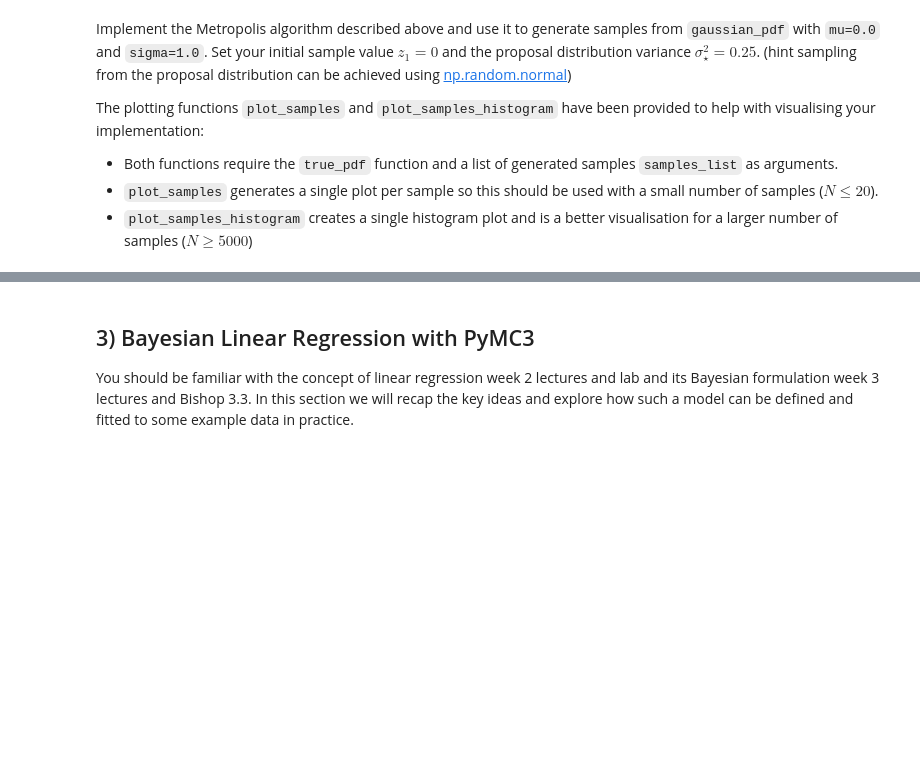
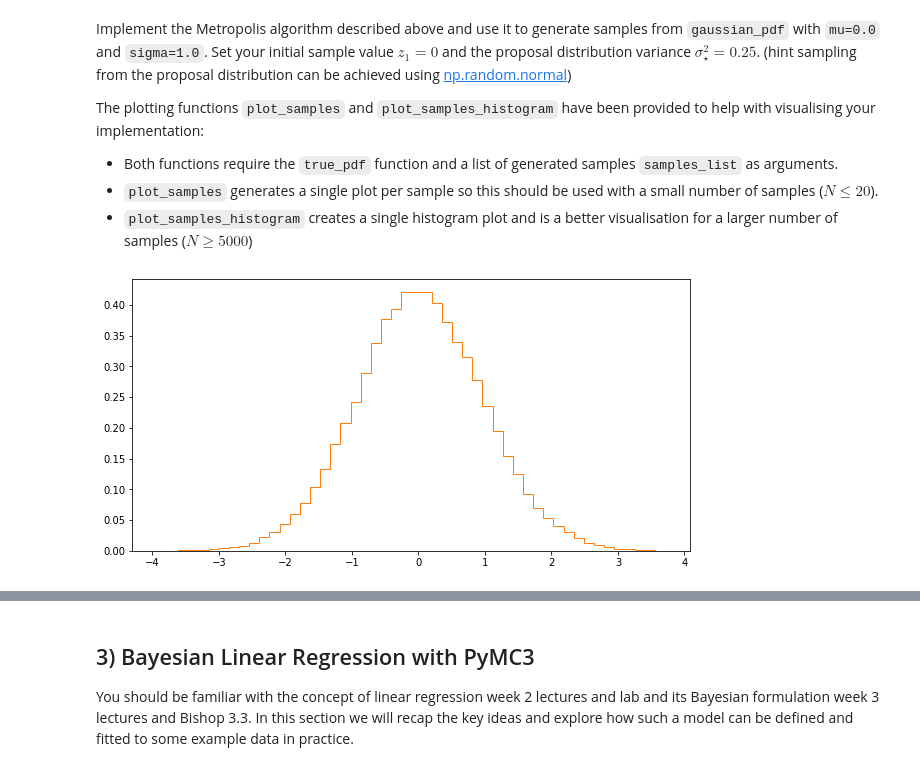
Before and after one commit to alexelwood14/lab_sheets_public, a Jupyter notebook: lab3/lab3-Bayesian_Networks_MCMC_PyMC3.ipynb, the cells around one changed output, grey strips where cells are left out. Drawn from its saved outputs; the diff is of its cells as text; code cells hidden in the pictures; blank space fills up the shorter version.

```diff
--- a/lab3/lab3-Bayesian_Networks_MCMC_PyMC3.ipynb
+++ b/lab3/lab3-Bayesian_Networks_MCMC_PyMC3.ipynb
@@ -127,7 +127,7 @@ You are free to use the `norm` function from [`scipy.stats.norm`](https://docs.s
 For this implementation it may be useful to use a `lambda` function which is a very useful `Python` feature that allows the creation of anonymous functions. If this concept is unfamiliar to you then please see this python tutorial [here](https://www.w3schools.com/python/python_lambda.asp).
 # %%
 def gaussian_pdf(mu, sigma):
-    return lambda x : np.e**(-0.5*((x-mu)/sigma)**2)/np.sqrt(2*np.pi*sigma)
+    return lambda x : np.e**(-0.5*((x-mu)/sigma)**2)/np.sqrt(2*np.pi*sigma**2)
 # %% [markdown]
 The code below uses this function to create and plot a Gaussian pdf with `mu=0.0` and `sigma=1.0`.
 # %%
@@ -187,3 +187,21 @@ def plot_samples_histogram(true_pdf, samples_list):
     plt.plot(z, true_pdf(z))
     plt.hist(samples_list, density=True, histtype='step', bins=50)
     plt.show()
+# %%
+# write your code here
+true_pdf = gaussian_pdf(0, 1)
+n_samples = 100000
+z = 0
+sigma = 0.25
+samples = []
+A = lambda pz_hat, pz, dist : np.min([1, dist(pz_hat)/dist(pz)])
+for i in range(n_samples):
+    z_hat = np.random.normal(z, sigma)
+    acceptance_prob = A(z_hat, z, true_pdf)
+    if np.random.choice([True, False], p=[acceptance_prob, 1-acceptance_prob]):
+        samples.append(z_hat)
+        z = z_hat
+
+plot_samples_histogram(true_pdf, samples)
+# %% [output]
+[figure, added]
```
Also changed, not shown: parts of 3 cells of this notebook.
